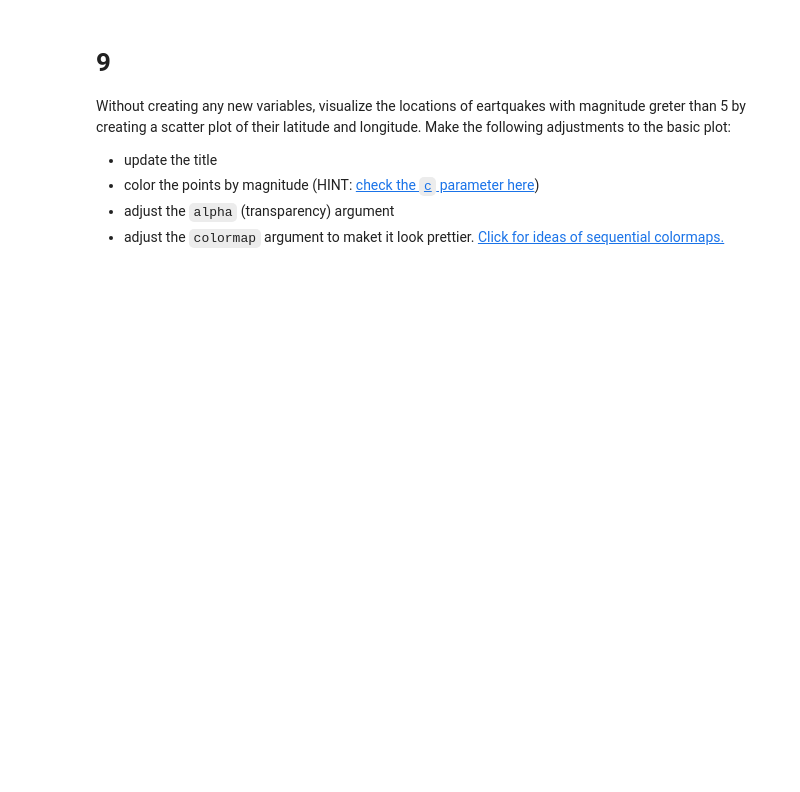
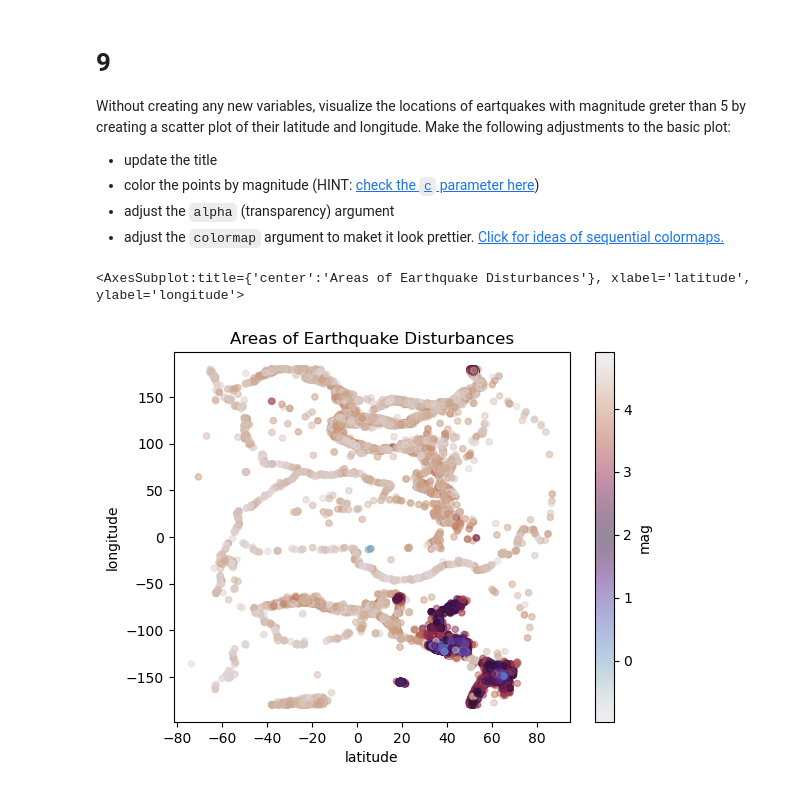
Before and after one commit to p-park6/eds220-hwk-1, a Jupyter notebook: hwk1-task4.ipynb, the cells around one changed output. Drawn from its saved outputs; the diff is of its cells as text; code cells hidden in the pictures; blank space fills up the shorter version.

```diff
--- a/hwk1-task4.ipynb
+++ b/hwk1-task4.ipynb
@@ -228,0 +244,12 @@ Without creating any new variables, visualize the locations of eartquakes with m
+# %%
+# plot scatter graph of magnitude greater than 5
+eqk.loc[ eqk['mag'] < 5 , :].plot(kind='scatter', #used loc function to find mag greater than 5 then used plot with kind = scatter to make scatter plot
+        x='latitude', #set x as latitude
+        y='longitude', #set y as longitude
+        title = "Areas of Earthquake Disturbances", #update title
+        c = 'mag', #set color scheme to match with mag value
+        alpha = 0.5, #set transparency to 0.5
+        colormap = 'twilight') #set color map to twilight
+# %% [output]
+<AxesSubplot:title={'center':'Areas of Earthquake Disturbances'}, xlabel='latitude', ylabel='longitude'>
+[figure, added]
```
Also changed, not shown: parts of 2 cells of this notebook.
